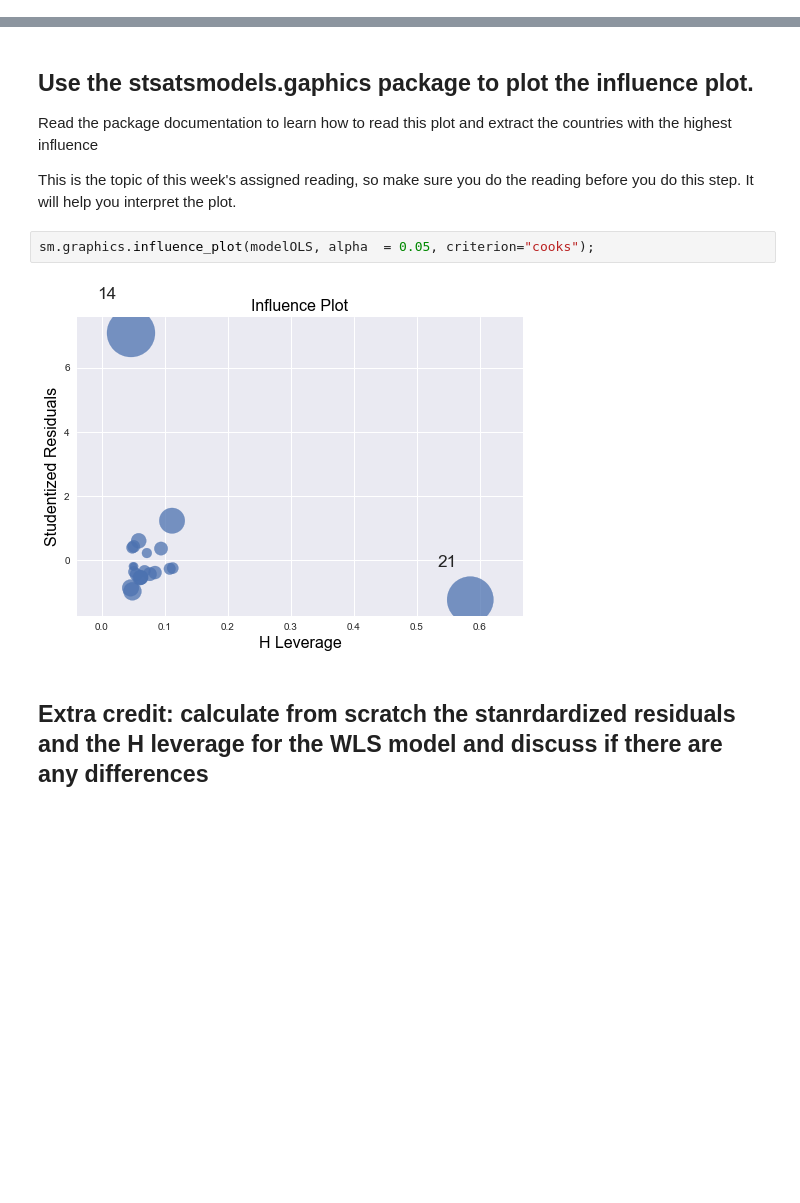
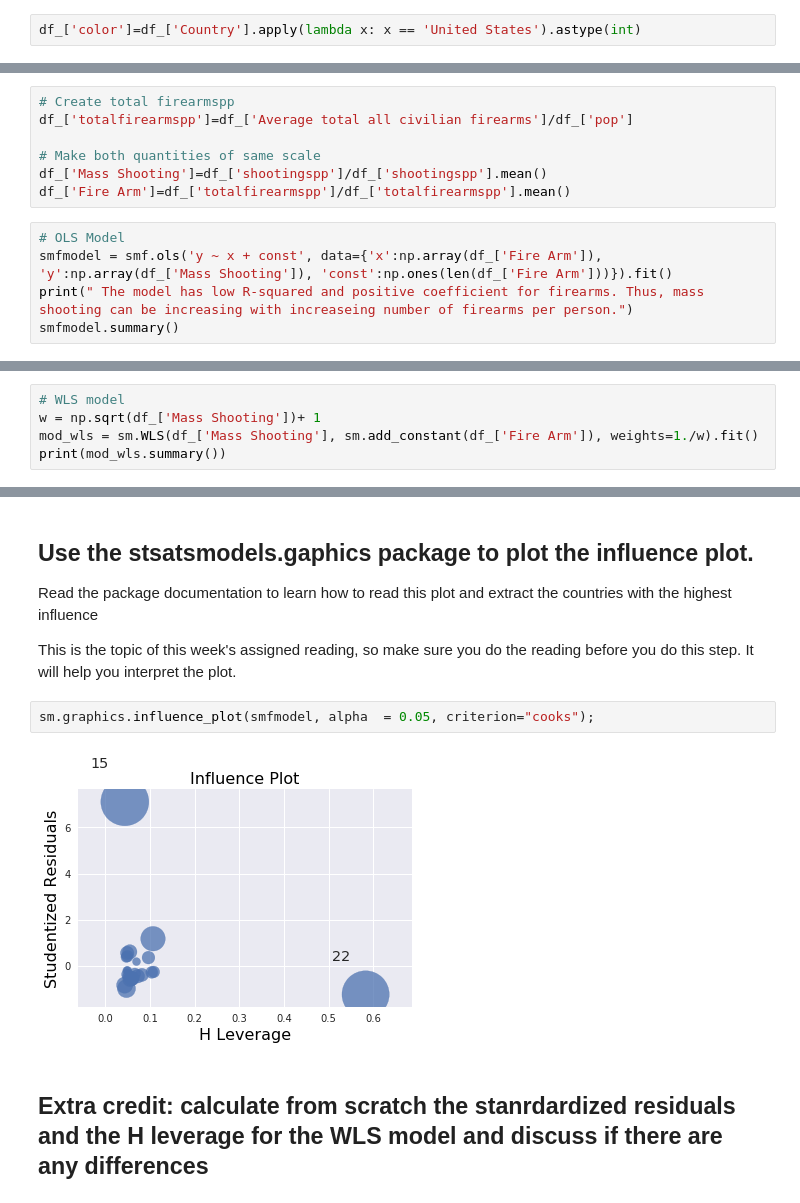
Before and after one commit to Shivam0712/PUI2018_skp454, a Jupyter notebook: HW9_skp454/HW9_Assignment3.ipynb, the cells around one changed output, grey strips where cells are left out. Saved outputs shown, nothing was run; the diff lists cells and outputs as text; blank space fills up the shorter version.

```diff
--- a/HW9_skp454/HW9_Assignment3.ipynb
+++ b/HW9_skp454/HW9_Assignment3.ipynb
@@ -218,0 +267,2 @@ plt.show()
+# %%
+df_['color']=df_['Country'].apply(lambda x: x == 'United States').astype(int)
@@ -255,0 +352,12 @@ the plots should look something like this (not necessarily exactly, due to the c
+# %%
+# Create total firearmspp
+df_['totalfirearmspp']=df_['Average total all civilian firearms']/df_['pop']
+
+# Make both quantities of same scale
+df_['Mass Shooting']=df_['shootingspp']/df_['shootingspp'].mean()
+df_['Fire Arm']=df_['totalfirearmspp']/df_['totalfirearmspp'].mean()
+# %%
+# OLS Model
+smfmodel = smf.ols('y ~ x + const', data={'x':np.array(df_['Fire Arm']), 'y':np.array(df_['Mass Shooting']), 'const':np.ones(len(df_['Fire Arm']))}).fit()
+print(" The model has low R-squared and positive coefficient for firearms. Thus, mass shooting can be increasing with increaseing number of firearms per person.")
+smfmodel.summary()
@@ -255,0 +387,5 @@ the plots should look something like this (not necessarily exactly, due to the c
+# %%
+# WLS model
+w = np.sqrt(df_['Mass Shooting'])+ 1
+mod_wls = sm.WLS(df_['Mass Shooting'], sm.add_constant(df_['Fire Arm']), weights=1./w).fit()
+print(mod_wls.summary())
@@ -332,9 +517,9 @@ Read the package documentation to learn how to read this plot and extract the co
 
 This is the topic of this week's assigned reading, so make sure you do the reading before you do this step. It will help you interpret the plot.
 # %%
-sm.graphics.influence_plot(modelOLS, alpha  = 0.05, criterion="cooks");
+sm.graphics.influence_plot(smfmodel, alpha  = 0.05, criterion="cooks");
 # %% [output]
-[figure, old version]
+[figure, new version]
 # %% [markdown]
 ## Extra credit: calculate from scratch the stanrdardized residuals and the H leverage for the WLS model and discuss if there are any differences
 # %% [markdown]
```
Also changed, not shown: parts of 28 cells of this notebook, 5 other files.
